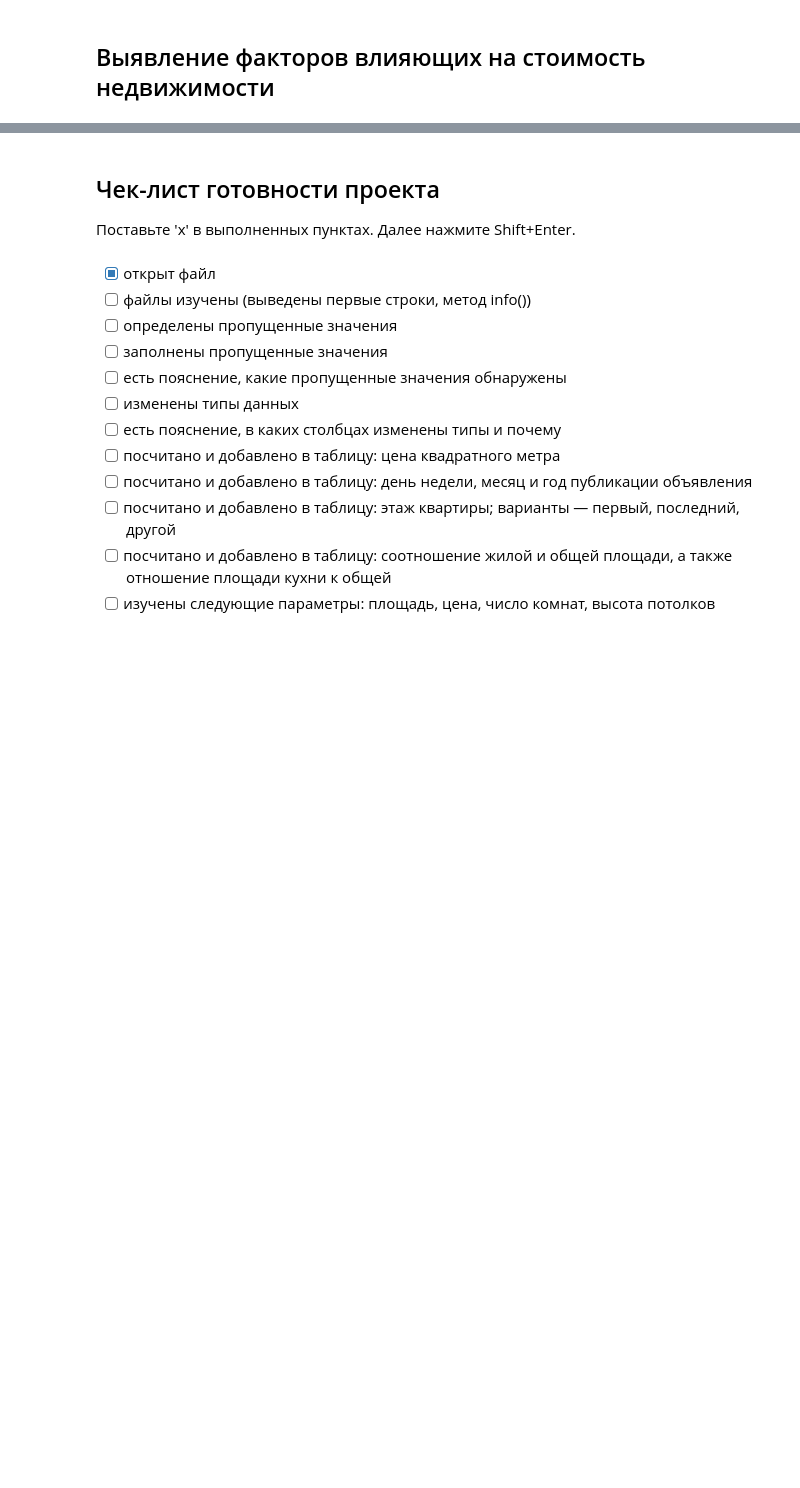
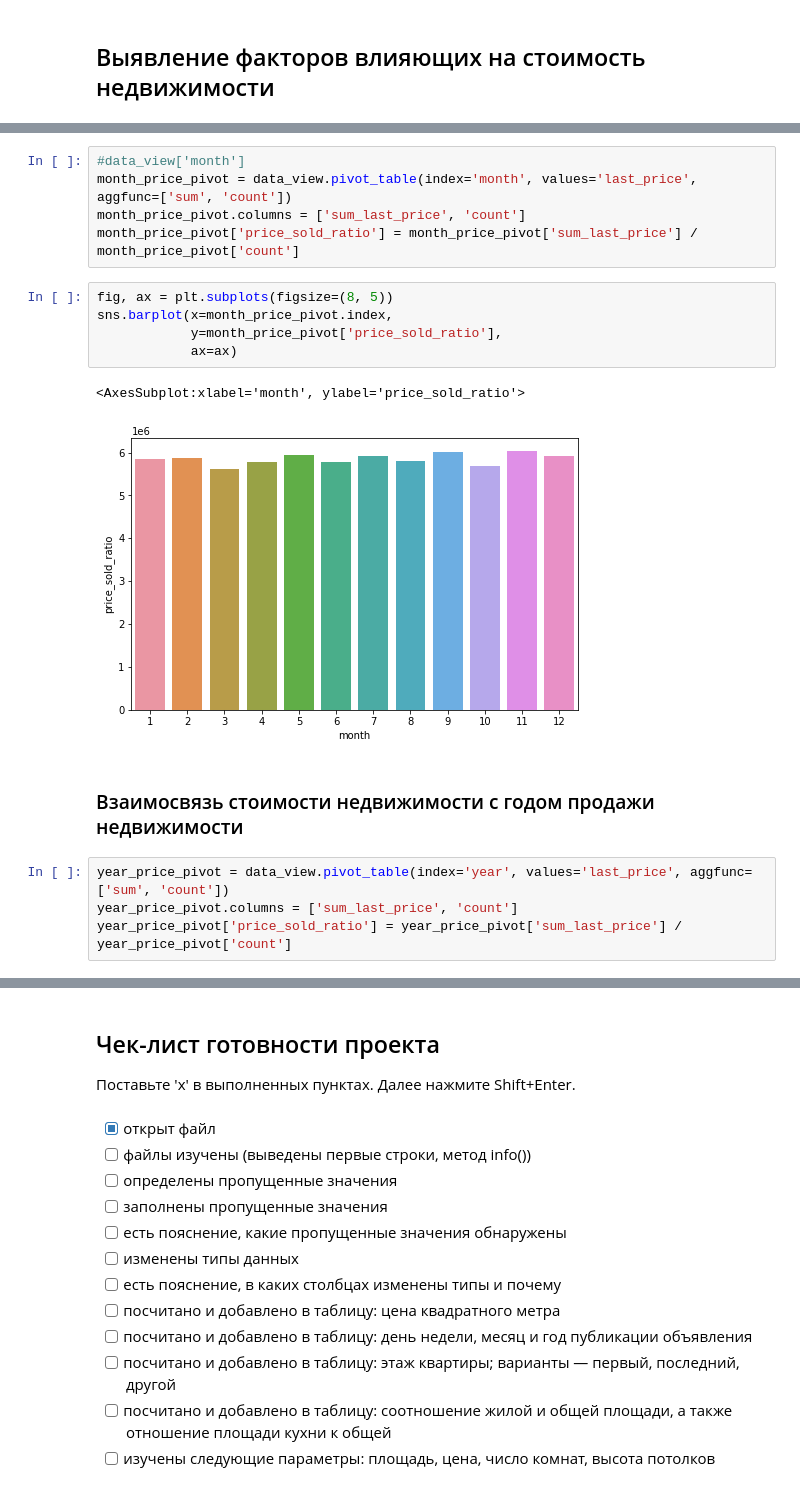
Before and after one commit to parabatareek/DataAnalyst, a Jupyter notebook: Projects/Project 4 - Исследование объявлений о продаже квартир/Project 4 - Исследование объявлений о продаже квартир.ipynb, the cells around one changed output, grey strips where cells are left out. Saved outputs shown, nothing was run; the diff lists cells and outputs as text; blank space fills up the shorter version.

```diff
--- a/Projects/Project 4 - Исследование объявлений о продаже квартир/Project 4 - Исследование объявлений о продаже квартир.ipynb
+++ b/Projects/Project 4 - Исследование объявлений о продаже квартир/Project 4 - Исследование объявлений о продаже квартир.ipynb
@@ -589,0 +652,20 @@ sns.heatmap(data=data.corr(),
+# %%
+#data_view['month']
+month_price_pivot = data_view.pivot_table(index='month', values='last_price', aggfunc=['sum', 'count'])
+month_price_pivot.columns = ['sum_last_price', 'count']
+month_price_pivot['price_sold_ratio'] = month_price_pivot['sum_last_price'] / month_price_pivot['count']
+# %%
+fig, ax = plt.subplots(figsize=(8, 5))
+sns.barplot(x=month_price_pivot.index,
+            y=month_price_pivot['price_sold_ratio'],
+            ax=ax)
+# %% [output]
+<AxesSubplot:xlabel='month', ylabel='price_sold_ratio'>
+[figure, added]
+# %% [markdown]
+<a id='research_price_corr_year'></a>
+### Взаимосвязь стоимости недвижимости c годом продажи недвижимости ###
+# %%
+year_price_pivot = data_view.pivot_table(index='year', values='last_price', aggfunc=['sum', 'count'])
+year_price_pivot.columns = ['sum_last_price', 'count']
+year_price_pivot['price_sold_ratio'] = year_price_pivot['sum_last_price'] / year_price_pivot['count']
```
Also changed, not shown: parts of 36 cells of this notebook, 2 other files.
